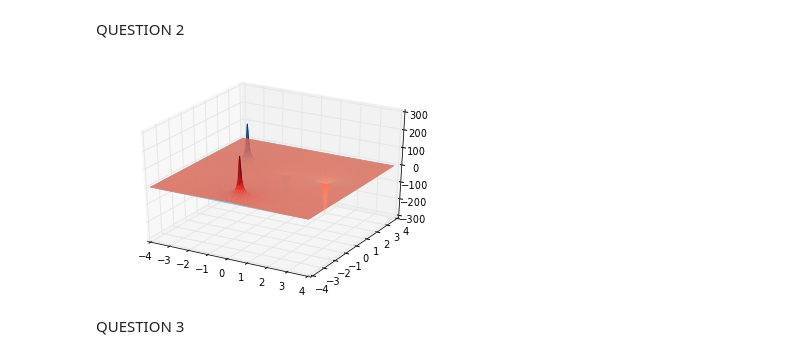
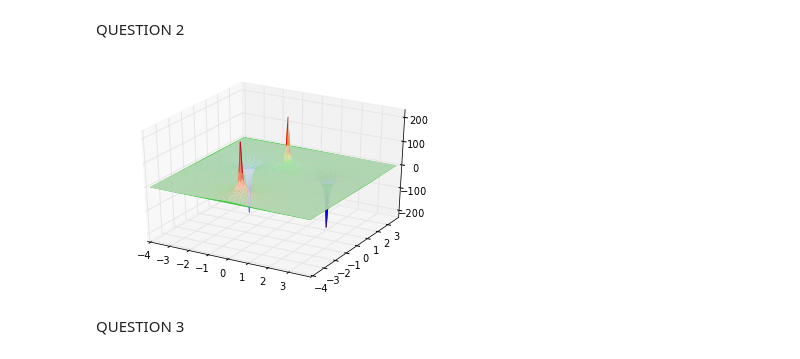
Before and after one commit to jruncoPHYS202/PHYS202-S13, a Jupyter notebook: week4/3DPlottingAndFunctions.ipynb, the cells around one changed output. Cells and saved outputs as stored; diff of their text form; code cells hidden in the pictures.

```diff
--- a/week4/3DPlottingAndFunctions.ipynb
+++ b/week4/3DPlottingAndFunctions.ipynb
@@ -91,23 +91,24 @@ QUESTION 2
 # %%
 from mpl_toolkits.mplot3d import Axes3D
 k = 8.9875518*10**9 #N m^2/C^2
-q = 1*10**-9 #C
+q1 = -1*10**-9 #C
+q2 = -1*10**-9 #C
 d = 1
-V1 = (k*q/((x+2)**2 + (y - d)**2)**(1/2.) - (k*q/(x**2 + (y - 2 + d)**2)**(1/2.)))
-V2 = (k*-q/((x-2)**2 + (y - d)**2)**(1/2.) - (k*-q/(x**2 + (y + 2 + d)**2)**(1/2.)))
+V1 = (k*q1/((x+2)**2 + (y - d)**2)**(1/2.) - (k*q1/(x**2 + (y + 2 + d)**2)**(1/2.)))
+V2 = (k*q2/((x-2)**2 + (y - d)**2)**(1/2.) - (k*q2/(x**2 + (y - 2 + d)**2)**(1/2.)))
 
 dx = 0.08
 dy = 0.08
 x,y = meshgrid(arange(-4.,4.,dx),arange(-4.,4.,dy))
 x.ndim
 y.shape
 levels = array([4., 2., 1., .5, .25, 0., -.25, -.5, -1., -2., -4.])
 fig = figure()
 ax = fig.gca(projection = '3d')
-p = ax.plot_surface(x,y,V1, rstride=1, cstride=1, linewidth=0, cmap=cm.Blues) # cm. then hit tab
-p = ax.plot_surface(x,y,V2, rstride=1, cstride=1, linewidth=0, cmap=cm.Reds)
+p = ax.plot_surface(x,y,V1, rstride=1, cstride=1, linewidth=0, cmap=cm.coolwarm) # cm. then hit tab
+p = ax.plot_surface(x,y,V2, rstride=1, cstride=1, linewidth=0, cmap=cm.spectral)
 # %% [output]
-[figure, old version]
+[figure, new version]
 # %% [markdown]
 QUESTION 3
 # %% [markdown]
```
